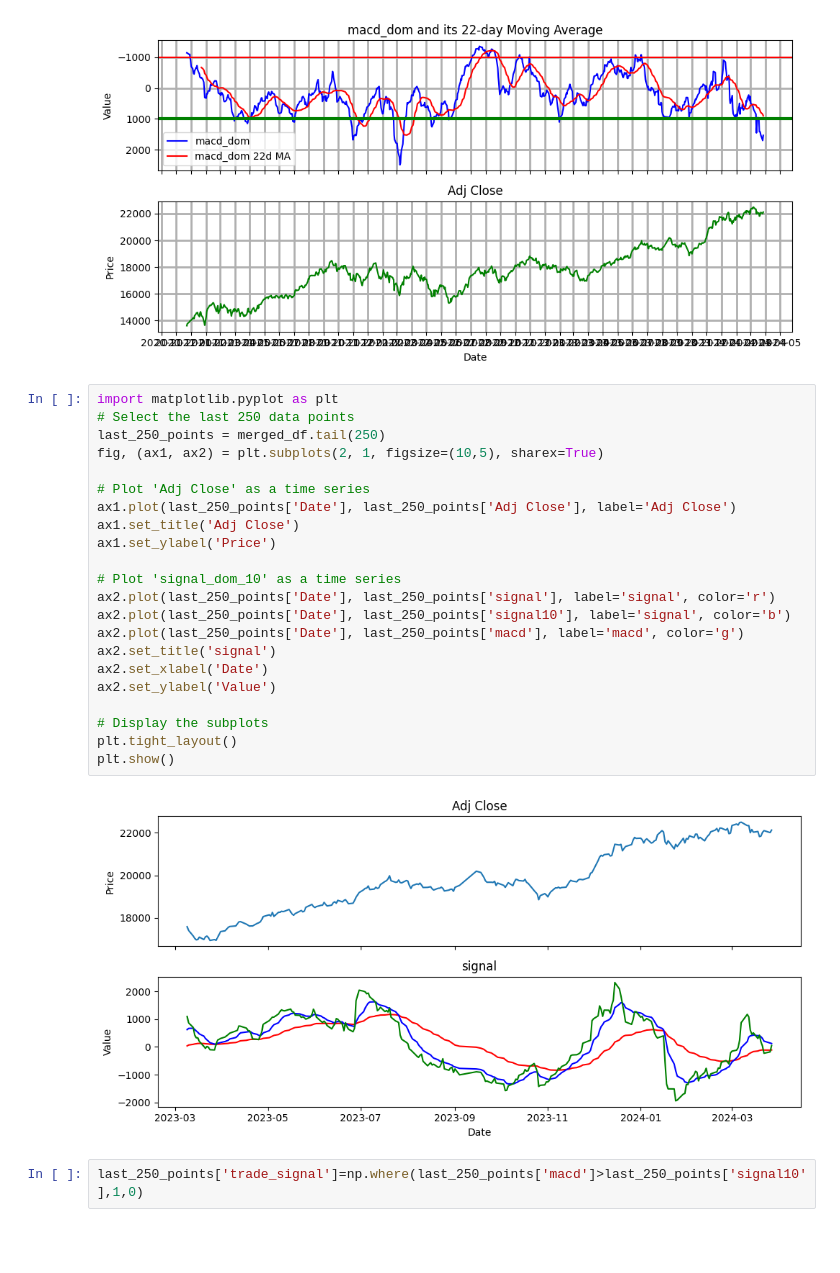
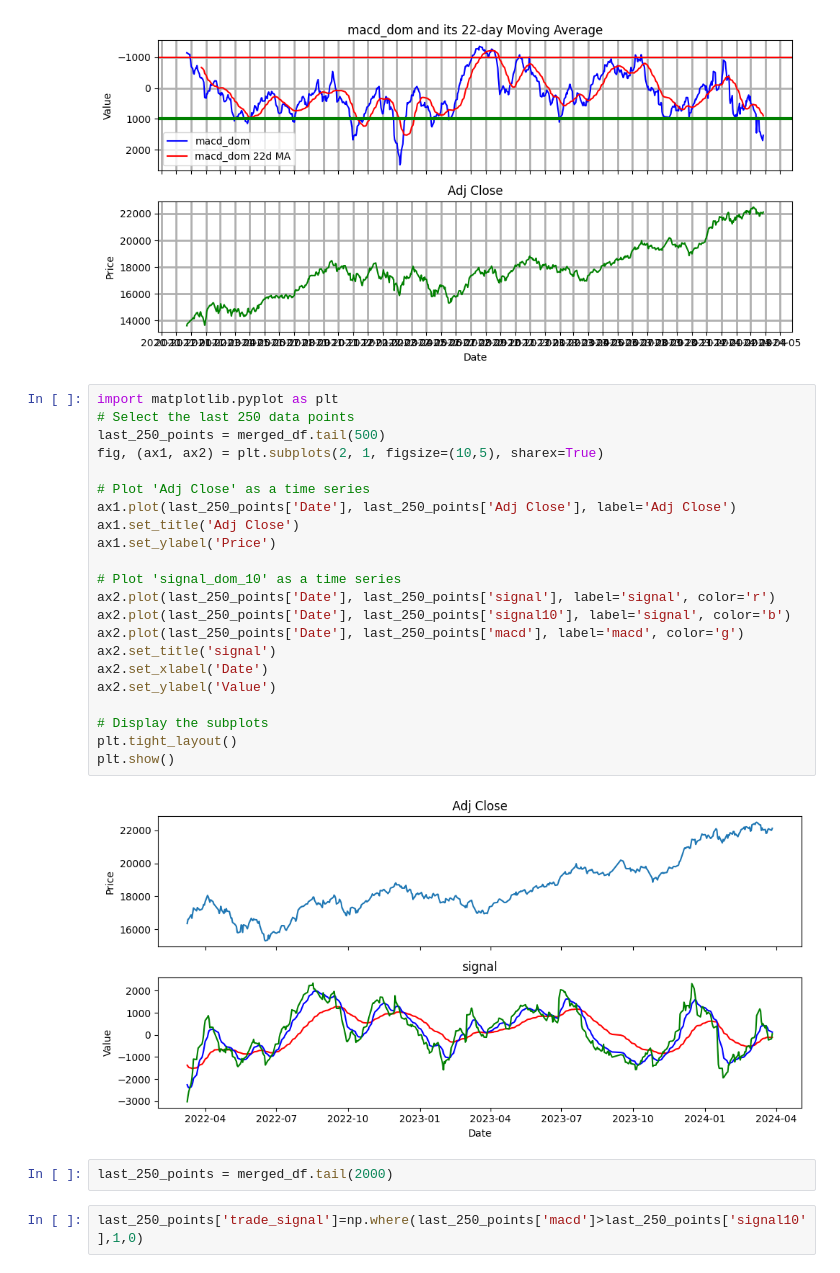
Before and after one commit to anirbanghoshsbi/.github.io, a Jupyter notebook: work/GET_FII_Data.ipynb, the cells around one changed output. Drawn from its saved outputs; the diff is of its cells as text; blank space fills up the shorter version.

```diff
--- a/work/GET_FII_Data.ipynb
+++ b/work/GET_FII_Data.ipynb
@@ -257,27 +257,29 @@ plt.show()
 # %%
 import matplotlib.pyplot as plt
 # Select the last 250 data points
-last_250_points = merged_df.tail(250)
+last_250_points = merged_df.tail(500)
 fig, (ax1, ax2) = plt.subplots(2, 1, figsize=(10,5), sharex=True)
 
 # Plot 'Adj Close' as a time series
 ax1.plot(last_250_points['Date'], last_250_points['Adj Close'], label='Adj Close')
 ax1.set_title('Adj Close')
 ax1.set_ylabel('Price')
 
 # Plot 'signal_dom_10' as a time series
 ax2.plot(last_250_points['Date'], last_250_points['signal'], label='signal', color='r')
 ax2.plot(last_250_points['Date'], last_250_points['signal10'], label='signal', color='b')
 ax2.plot(last_250_points['Date'], last_250_points['macd'], label='macd', color='g')
 ax2.set_title('signal')
 ax2.set_xlabel('Date')
 ax2.set_ylabel('Value')
 
 # Display the subplots
 plt.tight_layout()
 plt.show()
 # %% [output]
-[figure, old version]
+[figure, new version]
+# %%
+last_250_points = merged_df.tail(2000)
 # %%
 last_250_points['trade_signal']=np.where(last_250_points['macd']>last_250_points['signal10'],1,0)
 # %%
```
Also changed, not shown: parts of 5 cells of this notebook.
